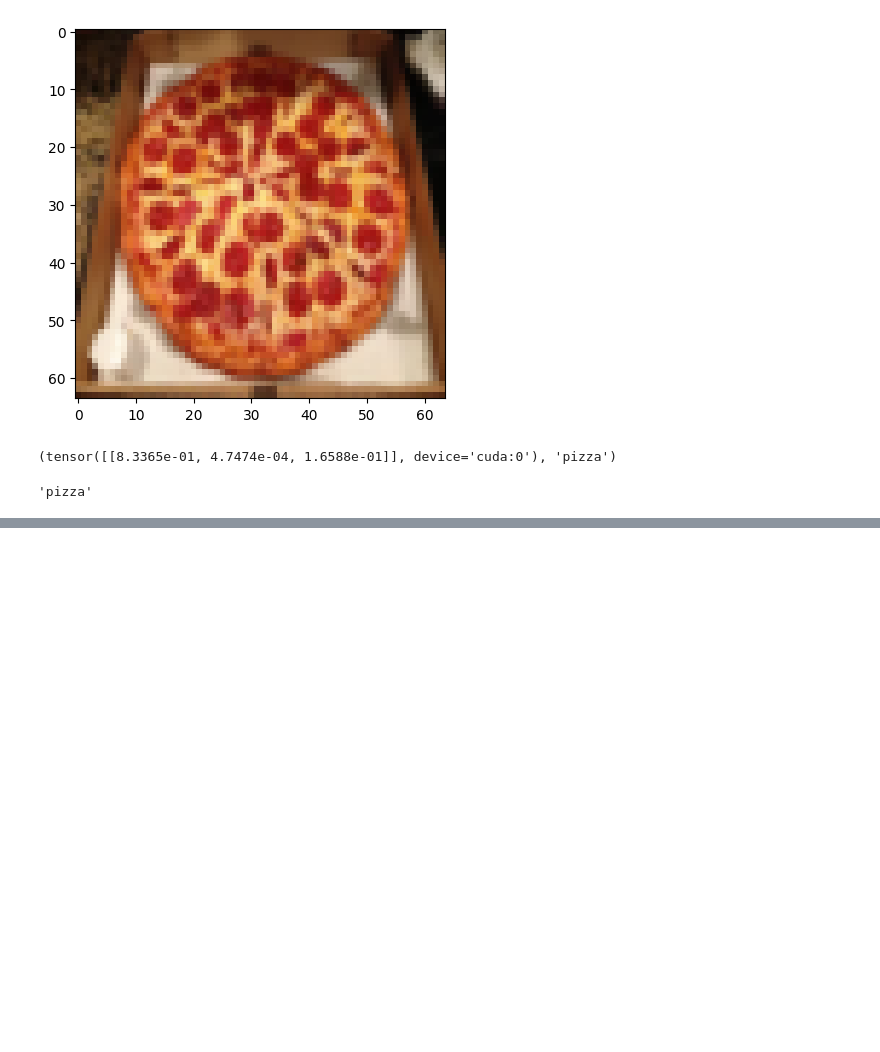
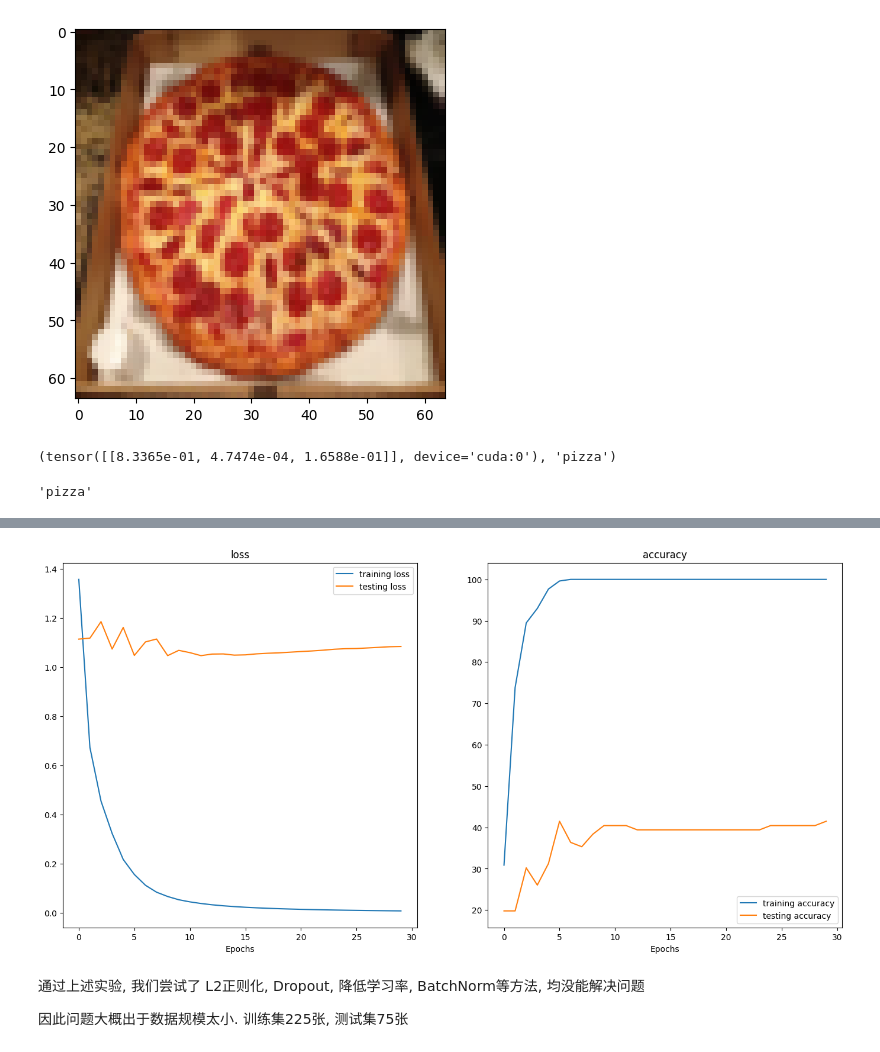
Before and after one commit to ReisenCW/Learn-MachineLearning, a Jupyter notebook: pytorch/04_pytorch_custom_data/04_pytorch_custom_data.ipynb, the cells around one changed output, grey strips where cells are left out. Drawn from its saved outputs; the diff is of its cells as text; code cells hidden in the pictures; blank space fills up the shorter version.

```diff
--- a/pytorch/04_pytorch_custom_data/04_pytorch_custom_data.ipynb
+++ b/pytorch/04_pytorch_custom_data/04_pytorch_custom_data.ipynb
@@ -890,0 +1002,8 @@ predict_image_type(model_1, custom_img_path, device)
+# %%
+plot_loss_curves(model_2_results)
+# %% [output]
+[figure, added]
+# %% [markdown]
+通过上述实验, 我们尝试了 L2正则化, Dropout, 降低学习率, BatchNorm等方法, 均没能解决问题
+
+因此问题大概出于数据规模太小. 训练集225张, 测试集75张
```
Also changed, not shown: parts of 5 cells of this notebook.
